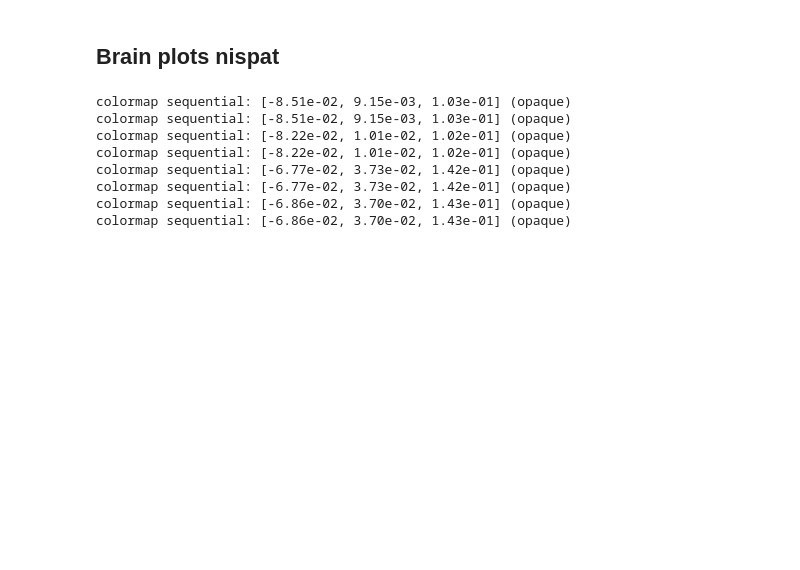
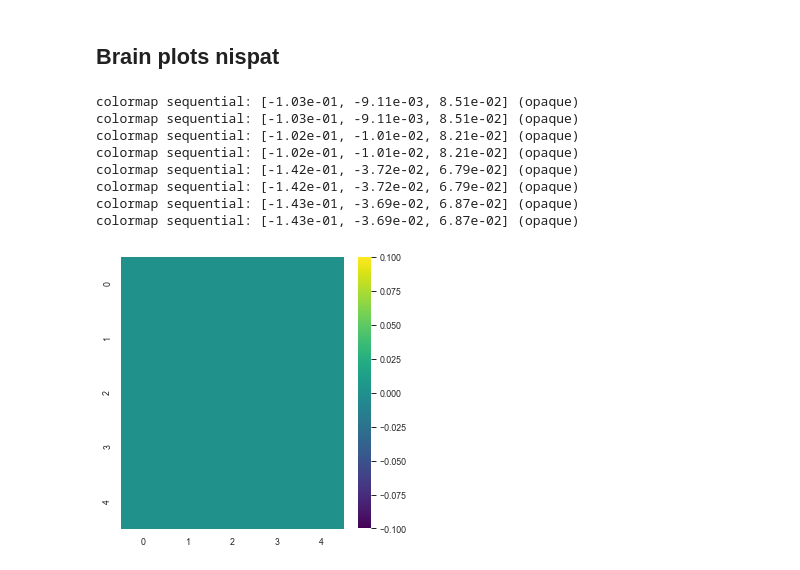
Before and after one commit to lindenmp/neurodev_cs_predictive, a Jupyter notebook: code/gradients/compute_gradient.ipynb, the cells around one changed output. Saved outputs shown, nothing was run; the diff lists cells and outputs as text; code cells hidden in the pictures; blank space fills up the shorter version.

```diff
--- a/code/gradients/compute_gradient.ipynb
+++ b/code/gradients/compute_gradient.ipynb
@@ -171,21 +201,34 @@ for i in range(0,2):
     for hemi in ('lh', 'rh'):
         # Plots of univariate pheno correlation
         fig_str = hemi + '_gradient_' + str(i)
-        parc_file = os.path.join('/Users/lindenmp/Dropbox/Work/ResProjects/NormativeNeuroDev_CrossSec/figs_support/Parcellations/FreeSurfer5.3/fsaverage/label/',
-                                 hemi + '.Schaefer2018_' + str(parc_scale) + 'Parcels_17Networks_order.annot')
 
-        brain_plot(gm_template.gradients_[:,i], parcel_names, parc_file, fig_str, subject_id = subject_id, surf = surf, hemi = hemi, color = 'viridis_r', showcolorbar = True)
+        if subject_id == 'lausanne125':
+            parc_file = os.path.join('/Applications/freesurfer/subjects/', subject_id, 'label', hemi + '.myaparc_' + str(parc_scale) + '.annot')
+        elif subject_id == 'fsaverage':
+            parc_file = os.path.join('/Users/lindenmp/Dropbox/Work/ResProjects/NormativeNeuroDev_CrossSec_T1/figs_support/Parcellations/FreeSurfer5.3/fsaverage/label/',
+                                     hemi + '.Schaefer2018_' + str(parc_scale) + 'Parcels_17Networks_order.annot')
+
+
+        brain_plot(gradients[:,i], parcel_names, parc_file, fig_str, subject_id = subject_id, surf = surf, hemi = hemi, color = 'viridis', showcolorbar = False)
 # %% [output]
-colormap sequential: [-8.51e-02, 9.15e-03, 1.03e-01] (opaque)
-colormap sequential: [-8.51e-02, 9.15e-03, 1.03e-01] (opaque)
-colormap sequential: [-8.22e-02, 1.01e-02, 1.02e-01] (opaque)
-colormap sequential: [-8.22e-02, 1.01e-02, 1.02e-01] (opaque)
-colormap sequential: [-6.77e-02, 3.73e-02, 1.42e-01] (opaque)
-colormap sequential: [-6.77e-02, 3.73e-02, 1.42e-01] (opaque)
-colormap sequential: [-6.86e-02, 3.70e-02, 1.43e-01] (opaque)
-colormap sequential: [-6.86e-02, 3.70e-02, 1.43e-01] (opaque)
+colormap sequential: [-1.03e-01, -9.11e-03, 8.51e-02] (opaque)
+colormap sequential: [-1.03e-01, -9.11e-03, 8.51e-02] (opaque)
+colormap sequential: [-1.02e-01, -1.01e-02, 8.21e-02] (opaque)
+colormap sequential: [-1.02e-01, -1.01e-02, 8.21e-02] (opaque)
+colormap sequential: [-1.42e-01, -3.72e-02, 6.79e-02] (opaque)
+colormap sequential: [-1.42e-01, -3.72e-02, 6.79e-02] (opaque)
+colormap sequential: [-1.43e-01, -3.69e-02, 6.87e-02] (opaque)
+colormap sequential: [-1.43e-01, -3.69e-02, 6.87e-02] (opaque)
 # %%
 %matplotlib inline
+# %%
+f, ax = plt.subplots()
+f.set_figwidth(5)
+f.set_figheight(5)
+sns.heatmap(np.zeros((5,5)), ax = ax, cmap = 'viridis')
+f.savefig('viridis.svg', dpi = 300, bbox_inches = 'tight')
+# %% [output]
+[figure, added]
 # %%
 for i in range(0,2):
 
```
Also changed, not shown: parts of 16 cells of this notebook, 7 other files.
